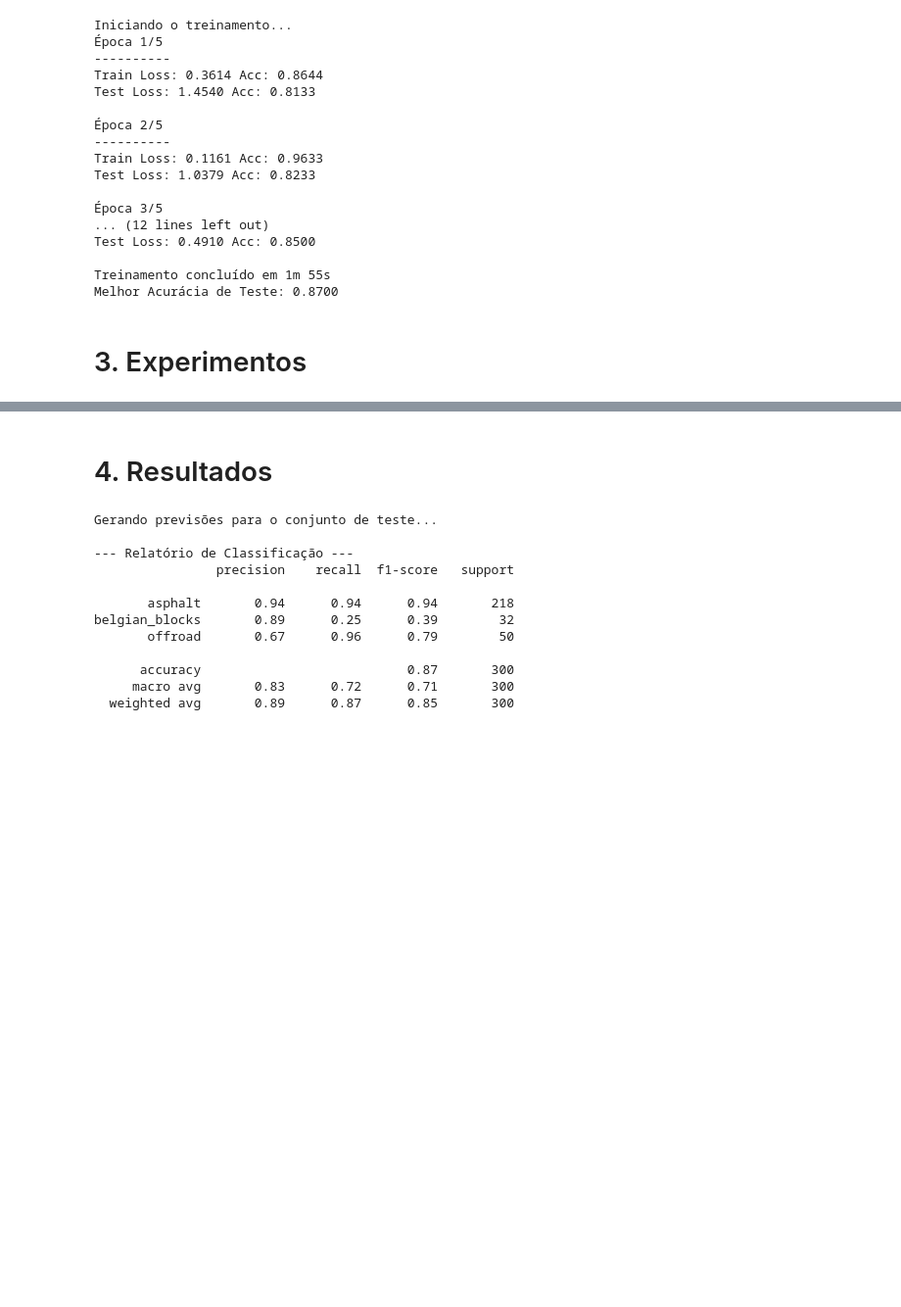
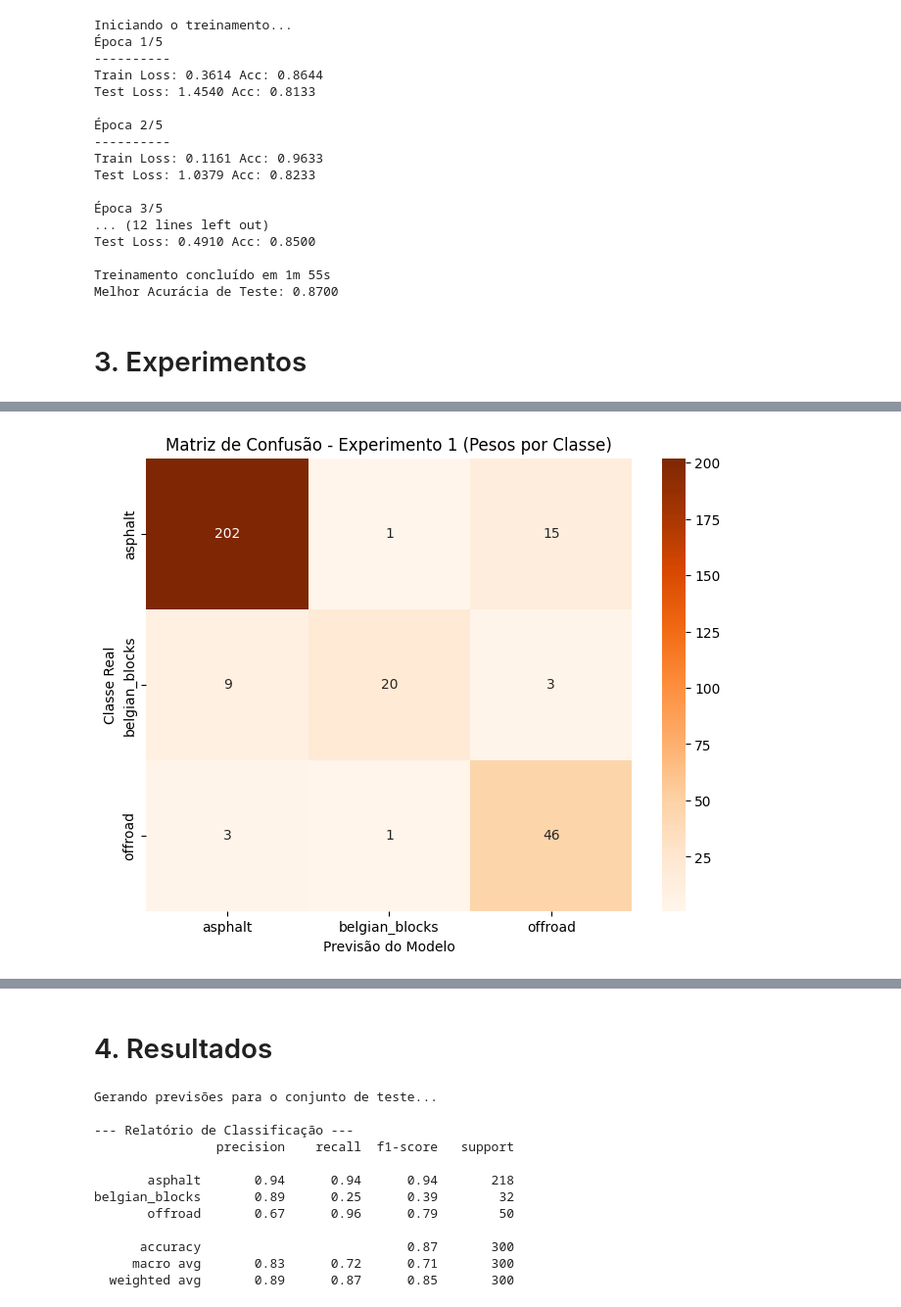
Before and after one commit to luismiguuel/image-classification-computer-vision, a Jupyter notebook: solucao.ipynb, the cells around one changed output, grey strips where cells are left out. Shown at 98% size. Cells and saved outputs as stored; diff of their text form; code cells hidden in the pictures; blank space fills up the shorter version.

Commit message:
experiments

```diff
--- a/solucao.ipynb
+++ b/solucao.ipynb
@@ -204,0 +218,66 @@ O que será modificado: Iremos alterar a função de erro (CrossEntropyLoss). Ad
+# %%
+from sklearn.utils.class_weight import compute_class_weight
+
+# 1. Obter todos os rótulos do conjunto de treino para calcular os pesos
+# O image_datasets['train'].targets contém as classes de todas as 900 imagens
+train_labels = image_datasets['train'].targets
+
+# Calcular os pesos usando a fórmula do scikit-learn (inversamente proporcional à frequência)
+class_weights_array = compute_class_weight(
+    class_weight='balanced',
+    classes=np.unique(train_labels),
+    y=train_labels
+)
+
+# Converter o array de pesos para um Tensor do PyTorch e enviar para a GPU (cuda:0)
+pesos_tensor = torch.tensor(class_weights_array, dtype=torch.float).to(device)
+
+print(f"Pesos calculados para as classes {class_names}:")
+print(pesos_tensor.cpu().numpy())
+print("-" * 30)
+
+# 2. Configurar o Modelo do Experimento 1
+# Carregamos uma nova ResNet18 limpa para garantir que o treino começa do zero
+modelo_exp1 = models.resnet18(weights=models.ResNet18_Weights.DEFAULT)
+num_ftrs = modelo_exp1.fc.in_features
+modelo_exp1.fc = nn.Linear(num_ftrs, len(class_names))
+modelo_exp1 = modelo_exp1.to(device)
+
+# 3. A GRANDE MUDANÇA: Passar os pesos para a função de perda
+criterio_exp1 = nn.CrossEntropyLoss(weight=pesos_tensor)
+
+# Otimizador mantém-se igual à baseline para ser uma comparação justa
+otimizador_exp1 = optim.Adam(modelo_exp1.parameters(), lr=0.001)
+
+# 4. Treinar o modelo do Experimento 1
+print("Iniciando o treinamento do Experimento 1 (Com Pesos)...")
+modelo_exp1_treinado = treinar_modelo(modelo_exp1, criterio_exp1, otimizador_exp1, num_epochs=5)
+
+# 5. Avaliar o Experimento 1
+modelo_exp1_treinado.eval()
+y_true_exp1 = []
+y_pred_exp1 = []
+
+with torch.no_grad():
+    for inputs, labels in dataloaders['test']:
+        inputs = inputs.to(device)
+        labels = labels.to(device)
+        outputs = modelo_exp1_treinado(inputs)
+        _, preds = torch.max(outputs, 1)
+
+        y_true_exp1.extend(labels.cpu().numpy())
+        y_pred_exp1.extend(preds.cpu().numpy())
+
+# Exibir os resultados
+print("\n--- Relatório de Classificação - EXPERIMENTO 1 ---")
+print(classification_report(y_true_exp1, y_pred_exp1, target_names=class_names))
+
+cm_exp1 = confusion_matrix(y_true_exp1, y_pred_exp1)
+plt.figure(figsize=(8, 6))
+sns.heatmap(cm_exp1, annot=True, fmt='d', cmap='Oranges', # Mudei a cor para distinguir da baseline
+            xticklabels=class_names, yticklabels=class_names)
+plt.xlabel('Previsão do Modelo')
+plt.ylabel('Classe Real')
+plt.title('Matriz de Confusão - Experimento 1 (Pesos por Classe)')
+plt.show()
+# %% [output]
@@ -204,0 +301 @@ O que será modificado: Iremos alterar a função de erro (CrossEntropyLoss). Ad
+[figure, added]
```
Also changed, not shown: parts of 4 cells of this notebook.
